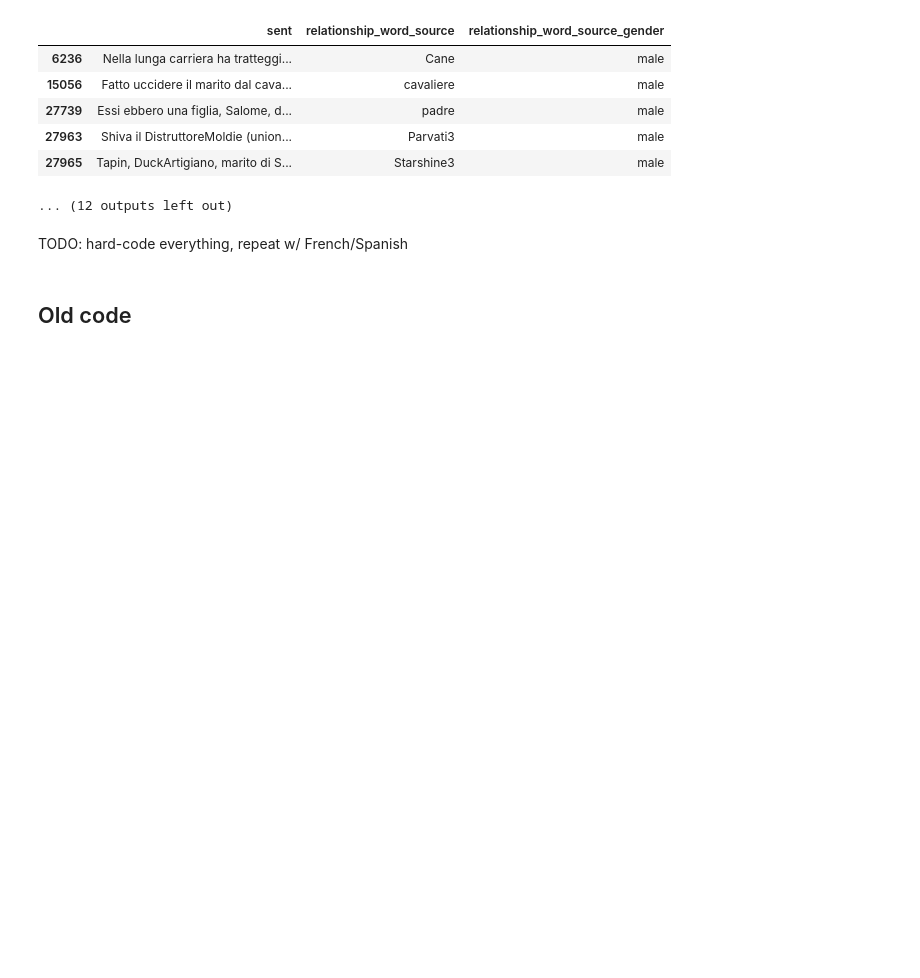
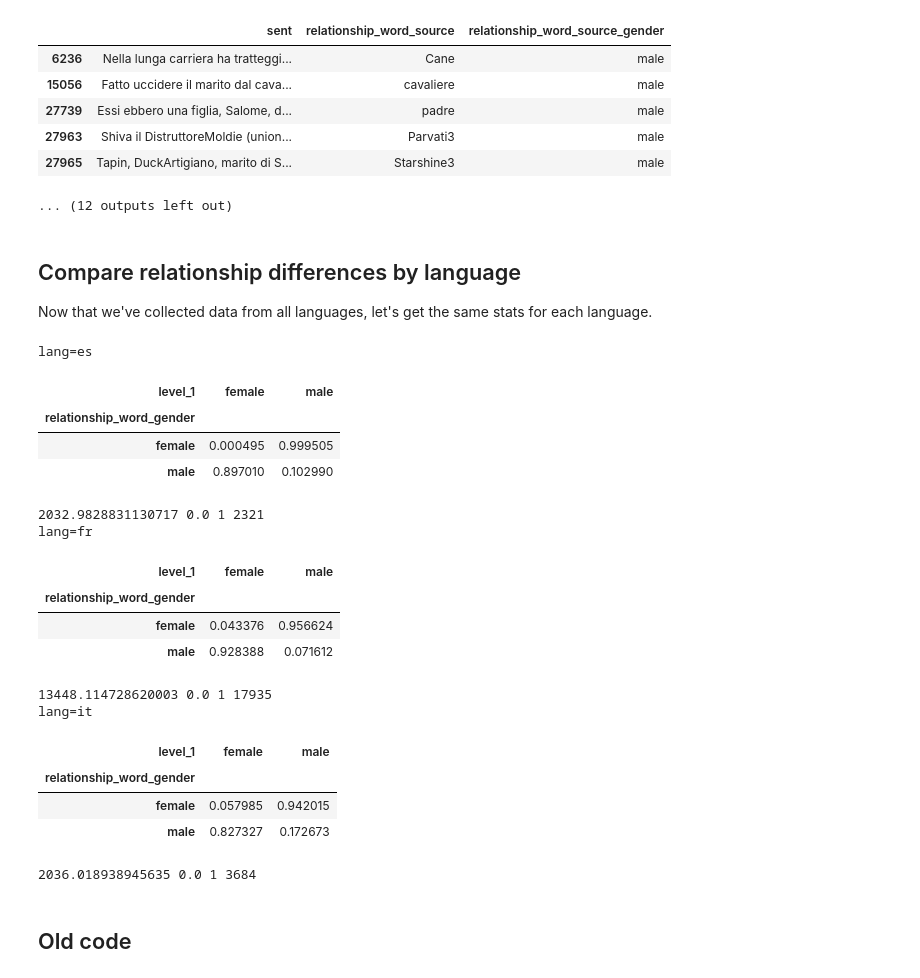
Before and after one commit to ianbstewart/multilingual-same-gender-bias, a Jupyter notebook: classify_same_gender_sentences.ipynb, the cells around one changed output. Drawn from its saved outputs; the diff is of its cells as text; code cells hidden in the pictures; blank space fills up the shorter version.

Commit message:
updated analysis of same/diff gender sentences in data

```diff
--- a/classify_same_gender_sentences.ipynb
+++ b/classify_same_gender_sentences.ipynb
@@ -509,8 +489,52 @@ for relationship_word_i, data_i in relationship_with_person_source_sent_data.gro
 | 27963 | Shiva il DistruttoreMoldie (union... | Parvati3 | male |
 | 27965 | Tapin, DuckArtigiano, marito di S... | Starshine3 | male |
 ... (12 outputs left out)
-# %% [markdown]
-TODO: hard-code everything, repeat w/ French/Spanish
+# %% [markdown]
+## Compare relationship differences by language
+Now that we've collected data from all languages, let's get the same stats for each language.
+# %%
+import pandas as pd
+import os
+langs = ['es', 'fr', 'it']
+relationship_sent_data = []
+relationship_sent_data_dir = 'data/wiki/'
+for lang_i in langs:
+    relationship_sent_data_file_i = os.path.join(relationship_sent_data_dir, f'lang={lang_i}_relationship_words_with_source_sent_data.gz')
+    relationship_sent_data_i = pd.read_csv(relationship_sent_data_file_i, sep='\t')
+    relationship_sent_data_i = relationship_sent_data_i.assign(**{
+        'lang' : lang_i
+    })
+    relationship_sent_data.append(relationship_sent_data_i)
+relationship_sent_data = pd.concat(relationship_sent_data, axis=0)
+# %%
+## test diffs w/ chi-2
+from scipy.stats import chi2_contingency
+for lang_i, data_i in relationship_sent_data.groupby('lang'):
+    print(f'lang={lang_i}')
+    gender_counts_i = data_i.groupby('relationship_word_gender').apply(lambda x: x.loc[:, 'relationship_word_source_gender'].value_counts()).reset_index().pivot(index='relationship_word_gender', columns=['level_1'], values='relationship_word_source_gender').sort_index()
+    display(data_i.groupby('relationship_word_gender').apply(lambda x: x.loc[:, 'relationship_word_source_gender'].value_counts() / x.loc[:, 'relationship_word_source_gender'].value_counts().sum()).reset_index().pivot(index='relationship_word_gender', columns=['level_1'], values='relationship_word_source_gender').sort_index())
+    ## test significance
+    test_stat, p_val, dof, expected = chi2_contingency(gender_counts_i)
+    print(test_stat, p_val, dof, gender_counts_i.sum().sum())
+# %% [output]
+lang=es
+| level_1 | female | male |
+| relationship_word_gender |  |  |
+| female | 0.000495 | 0.999505 |
+| male | 0.897010 | 0.102990 |
+2032.9828831130717 0.0 1 2321
+lang=fr
+| level_1 | female | male |
+| relationship_word_gender |  |  |
+| female | 0.043376 | 0.956624 |
+| male | 0.928388 | 0.071612 |
+13448.114728620003 0.0 1 17935
+lang=it
+| level_1 | female | male |
+| relationship_word_gender |  |  |
+| female | 0.057985 | 0.942015 |
+| male | 0.827327 | 0.172673 |
+2036.018938945635 0.0 1 3684
 # %% [markdown]
 ## Old code
 # %% [markdown]
```
Also changed, not shown: parts of 1 cell of this notebook, 1 other file.
